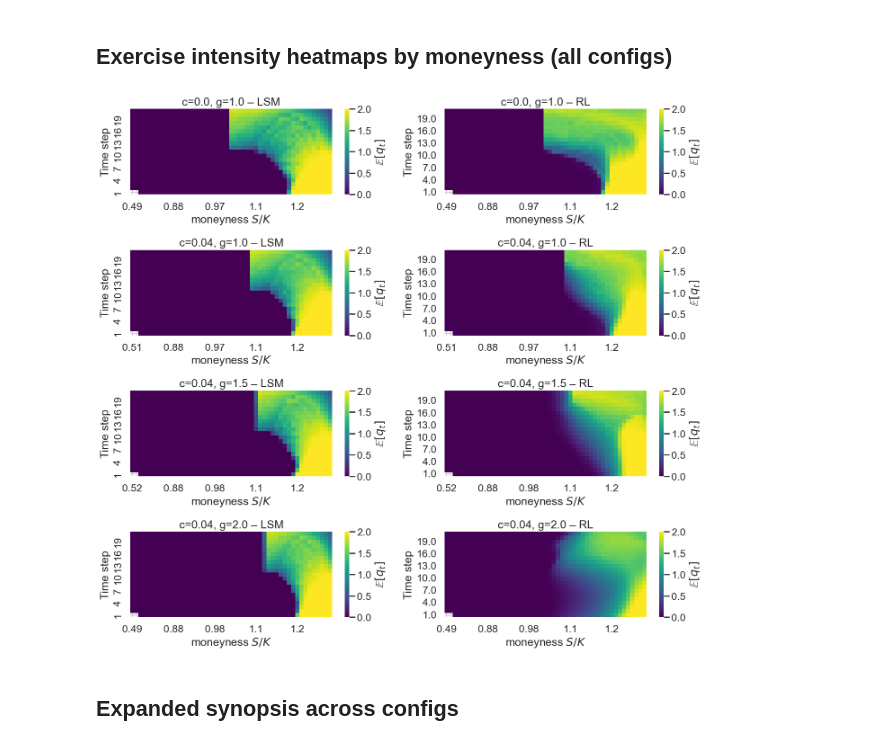
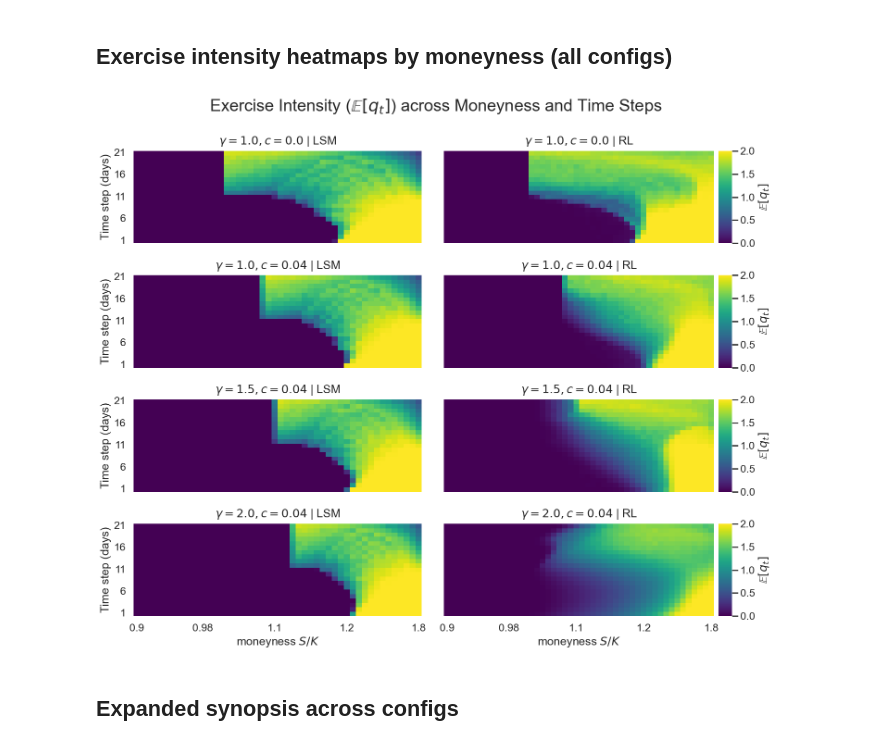
Before and after one commit to ithakis/DRL-Swing-Options, a Jupyter notebook: Jupyter Notebooks/6: Convex costs 0.04 Analysis.ipynb, the cells around one changed output. Drawn from its saved outputs; the diff is of its cells as text; code cells hidden in the pictures.

```diff
--- a/Jupyter Notebooks/6: Convex costs 0.04 Analysis.ipynb
+++ b/Jupyter Notebooks/6: Convex costs 0.04 Analysis.ipynb
@@ -331,32 +331,76 @@ for d in data:
 # %% [markdown]
 ## Exercise intensity heatmaps by moneyness (all configs)
 # %%
-def heatmap_state(df, ax, bins, vmax=2.0, xtick_every=10):
+def heatmap_state(df, ax, bins, vmax=2.0, show_xlabel=True, show_ylabel=True, cbar=True, cbar_ax=None):
     d = df.query("time_step > 0").copy()
     d["mny"] = d["spot"] / 1.0
     d["mny_bin"] = pd.cut(d["mny"], bins=bins, include_lowest=True)
     pivot = d.pivot_table(index="time_step", columns="mny_bin", values="q_t", aggfunc="mean", observed=True)
     pivot = pivot.sort_index().reindex(columns=bins)
-    sns.heatmap(pivot, cmap="viridis", vmin=0, vmax=vmax, cbar_kws={"label": r"$\mathbb{E}[q_t]$"}, ax=ax)
+
+    days = pivot.index.values
+    sns.heatmap(pivot, cmap="viridis", vmin=0, vmax=vmax,
+                cbar=cbar, cbar_ax=cbar_ax, cbar_kws={"label": r"$\mathbb{E}[q_t]$"} if cbar else None,
+                ax=ax)
+
     mids = [(iv.left + iv.right) / 2 for iv in pivot.columns]
-    ax.set_xticks(np.arange(len(mids)) + 0.5)
-    ax.set_xticklabels([f"{m:.2g}" if i % xtick_every == 0 else "" for i, m in enumerate(mids)], rotation=0)
-    ax.set(xlabel=r"moneyness $S/K$", ylabel="Time step"); ax.invert_yaxis()
+    xtick_indices = np.linspace(0, len(mids) - 1, 5, dtype=int)
+    ax.set_xticks(xtick_indices + 0.5)
+    ax.set_xticklabels([f"{mids[i]:.2g}" for i in xtick_indices], rotation=0)
 
-fig, axes = plt.subplots(len(order), 2, figsize=(14, 3.2 * len(order)))
+    ytick_indices = np.linspace(0, len(days) - 1, 5, dtype=int)
+    ax.set_yticks(ytick_indices + 0.5)
+    ax.set_yticklabels([str(int(days[i])) for i in ytick_indices], rotation=0)
+
+    xlabel = r"moneyness $S/K$" if show_xlabel else ""
+    ylabel = "Time step (days)" if show_ylabel else ""
+    ax.set(xlabel=xlabel, ylabel=ylabel)
+    ax.invert_yaxis()
+
+# Use constrained_layout if available, or stay with subplots_adjust for precision
+fig, axes = plt.subplots(len(order), 2, figsize=(15, 3.2 * len(order)), sharex=True, sharey=True)
+
+# Decreasing the 'y' and the 'rect' top boundary significantly to force them together.
+# suptitle_y=0.88 and plot_top=0.88 means the title and plots start at the same high-point.
+suptitle_y = 0.94
+plot_top = 0.93
+
+fig.suptitle("Exercise Intensity ($\mathbb{E}[q_t]$) across Moneyness and Time Steps", fontsize=26, y=suptitle_y)
 axes = axes.reshape(len(order), 2)
+
+from mpl_toolkits.axes_grid1 import make_axes_locatable
+
 for row, lbl in enumerate(order):
     rd = next(d for d in data if d["spec"]["label"] == lbl)
     mny_all = pd.concat([rd["lsm_df"]["spot"], rd["rl_df"]["spot"]])
+    mny_all = mny_all[(mny_all >= 0.9) & (mny_all <= 2.0)]
     cats = pd.qcut(mny_all, q=50, duplicates="drop")
     edges = np.unique(np.r_[cats.cat.categories[0].left, [c.right for c in cats.cat.categories]])
     bins = pd.IntervalIndex.from_breaks(edges)
-    for col, (m, df) in enumerate([("LSM", rd["lsm_df"]), ("RL", rd["rl_df"])]):
-        heatmap_state(df, axes[row, col], bins=bins)
-        axes[row, col].set_title(f"{label_map[lbl]} \u2013 {m}")
-plt.tight_layout(); plt.show()
+
+    spec = rd["spec"]
+    title_prefix = f"$\\gamma={spec['gamma']}, c={spec['c']}$"
+
+    heatmap_state(rd["lsm_df"], axes[row, 0], bins=bins, show_xlabel=(row == len(order) - 1), show_ylabel=True, cbar=False)
+    axes[row, 0].set_title(f"{title_prefix} | LSM", pad=10)
+
+    divider = make_axes_locatable(axes[row, 1])
+    cax = divider.append_axes("right", size="5%", pad=0.1)
+    heatmap_state(rd["rl_df"], axes[row, 1], bins=bins, show_xlabel=(row == len(order) - 1), show_ylabel=False, cbar=True, cbar_ax=cax)
+    axes[row, 1].set_title(f"{title_prefix} | RL", pad=10)
+
+# We use subplots_adjust AFTER tight_layout to override the top margin.
+plt.tight_layout()
+# rect=[left, bottom, right, top]
+# Setting top=0.9 to pull the whole block of subplots down slightly,
+# then we'll move suptitle to 0.92. This is the most reliable way to shrink the gap.
+fig.subplots_adjust(top=0.86)
+fig.suptitle("Exercise Intensity ($\mathbb{E}[q_t]$) across Moneyness and Time Steps", fontsize=26, y=0.95)
+
+save_fig(fig, "hist_exercise")
+plt.show()
 # %% [output]
-[figure, old version]
+[figure, new version]
 # %% [markdown]
 ## Expanded synopsis across configs
 # %%
```
Also changed, not shown: parts of 1 cell of this notebook, 4 other files.
